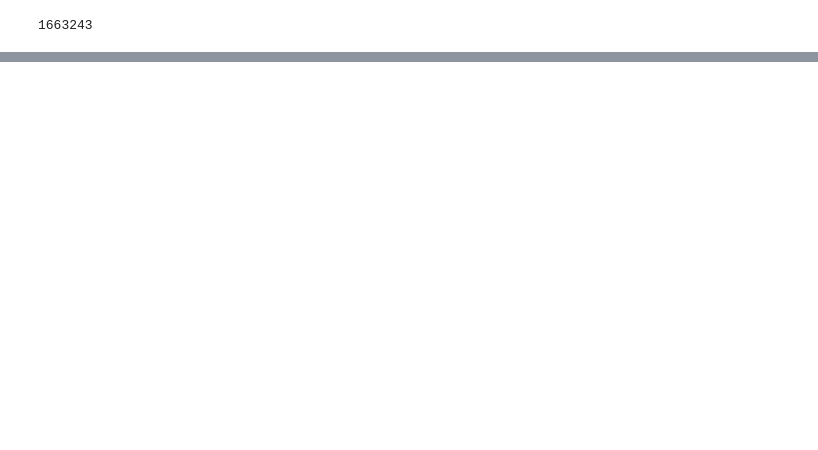
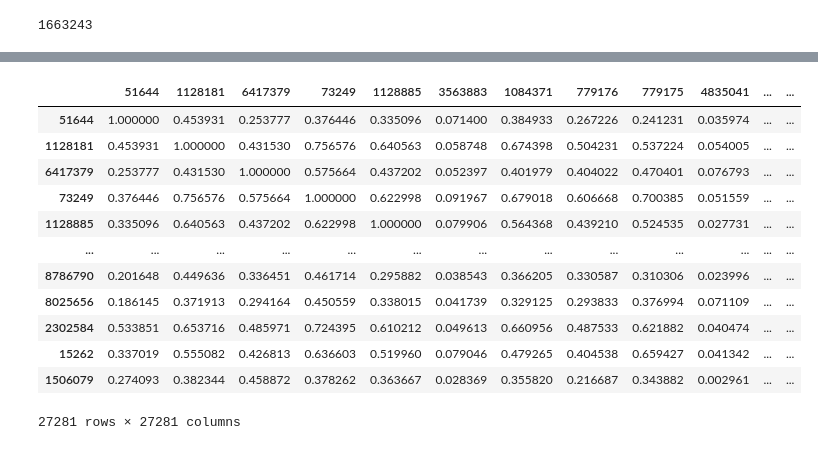
Before and after one commit to emozeika/wine_recommender, a Jupyter notebook: wine_rec_notebook.ipynb, the cells around one changed output, grey strips where cells are left out. Drawn from its saved outputs; the diff is of its cells as text; code cells hidden in the pictures; blank space fills up the shorter version.

```diff
--- a/wine_rec_notebook.ipynb
+++ b/wine_rec_notebook.ipynb
@@ -94,0 +92,11 @@ KeyError: "['primary_keywords'] not in index"
+# %%
+def create_tfidf(tf, idf):
+    #TODO: make this a wrapper for tf and idf
+    tfidf = pd.DataFrame(0, columns = tf.columns, index = tf.index)
+    for kywrd in tf.columns:
+        tfidf[kywrd] = tf[kywrd] * idf[idf.index.get_loc(kywrd)]
+
+    return tfidf
+# %%
+tfidf = create_tfidf(tf, idf)
+tfidf
@@ -94,0 +117,20 @@ KeyError: "['primary_keywords'] not in index"
+# %%
+cs = pd.DataFrame(cosine_similarity(tfidf, dense_output=True))
+# %%
+cs.index = tfidf.index
+cs.columns = tfidf.index
+cs
+# %% [output]
+|  | 51644 | 1128181 | 6417379 | 73249 | 1128885 | 3563883 | 1084371 | 779176 | 779175 | 4835041 | ... | ... |
+| 51644 | 1.000000 | 0.453931 | 0.253777 | 0.376446 | 0.335096 | 0.071400 | 0.384933 | 0.267226 | 0.241231 | 0.035974 | ... | ... |
+| 1128181 | 0.453931 | 1.000000 | 0.431530 | 0.756576 | 0.640563 | 0.058748 | 0.674398 | 0.504231 | 0.537224 | 0.054005 | ... | ... |
+| 6417379 | 0.253777 | 0.431530 | 1.000000 | 0.575664 | 0.437202 | 0.052397 | 0.401979 | 0.404022 | 0.470401 | 0.076793 | ... | ... |
+| 73249 | 0.376446 | 0.756576 | 0.575664 | 1.000000 | 0.622998 | 0.091967 | 0.679018 | 0.606668 | 0.700385 | 0.051559 | ... | ... |
+| 1128885 | 0.335096 | 0.640563 | 0.437202 | 0.622998 | 1.000000 | 0.079906 | 0.564368 | 0.439210 | 0.524535 | 0.027731 | ... | ... |
+| ... | ... | ... | ... | ... | ... | ... | ... | ... | ... | ... | ... | ... |
+| 8786790 | 0.201648 | 0.449636 | 0.336451 | 0.461714 | 0.295882 | 0.038543 | 0.366205 | 0.330587 | 0.310306 | 0.023996 | ... | ... |
+| 8025656 | 0.186145 | 0.371913 | 0.294164 | 0.450559 | 0.338015 | 0.041739 | 0.329125 | 0.293833 | 0.376994 | 0.071109 | ... | ... |
+| 2302584 | 0.533851 | 0.653716 | 0.485971 | 0.724395 | 0.610212 | 0.049613 | 0.660956 | 0.487533 | 0.621882 | 0.040474 | ... | ... |
+| 15262 | 0.337019 | 0.555082 | 0.426813 | 0.636603 | 0.519960 | 0.079046 | 0.479265 | 0.404538 | 0.659427 | 0.041342 | ... | ... |
+| 1506079 | 0.274093 | 0.382344 | 0.458872 | 0.378262 | 0.363667 | 0.028369 | 0.355820 | 0.216687 | 0.343882 | 0.002961 | ... | ... |
+27281 rows × 27281 columns
```
Also changed, not shown: parts of 14 cells of this notebook.
